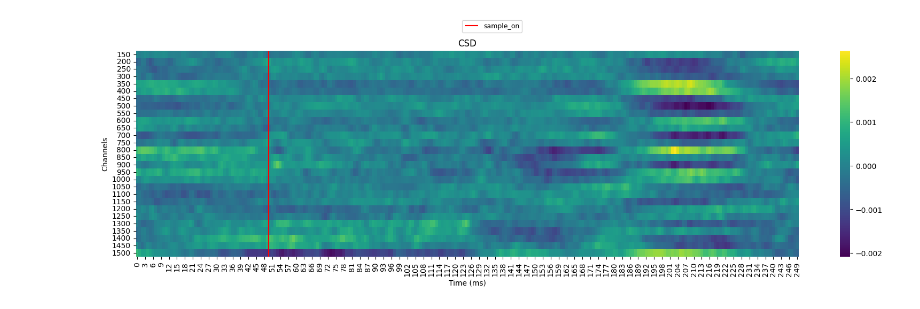
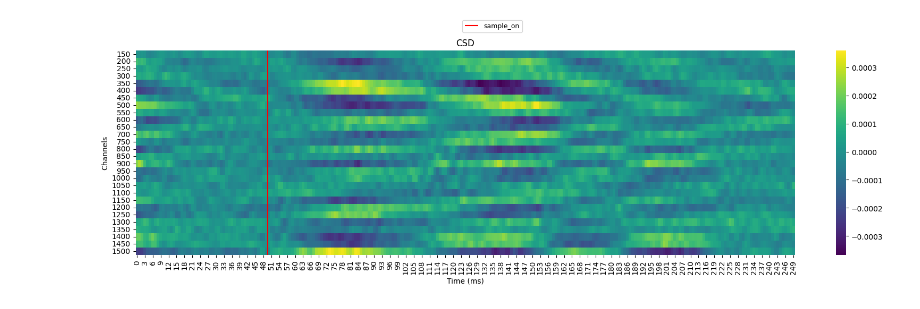
Before and after one commit to Ibos-lab/EphysVibe, a Jupyter notebook: examples/csd_power.ipynb, the cells around one changed output. Saved outputs shown, nothing was run; the diff lists cells and outputs as text; code cells hidden in the pictures.

```diff
--- a/examples/csd_power.ipynb
+++ b/examples/csd_power.ipynb
@@ -6,7 +6,7 @@ from ephysvibe.task import task_constants
 import matplotlib.pyplot as plt
 import seaborn as sns
 # %%
-path = '/envau/work/invibe/USERS/IBOS/data/Riesling/TSCM/OpenEphys/session_struct/Riesling/lip/2023-03-06_10-32-51_Riesling_lip_e1_r1.h5'
+path = '/envau/work/invibe/USERS/IBOS/data/Riesling/TSCM/OpenEphys/session_struct/Riesling/lip/2022-11-30_10-42-03_Riesling_lip_e1_r1.h5'
 data = TrialsData.from_python_hdf5(path)
 # %%
 trial_idx = np.where(np.logical_and(data.trial_error == 0, data.block == 1))[0]
@@ -29,16 +28,18 @@ csd=layers.compute_csd(shift_lfp.mean(axis=0), inter_channel_distance, step=step
 # %%
+csd=layers.compute_csd(shift_lfp.mean(axis=0)[:,:1000], inter_channel_distance, step=step)
+
 max_depth= inter_channel_distance*(n_channels-data.clusters_ch[0])+data.clusterdepth[0]
 ch_depth = np.concatenate([np.arange(inter_channel_distance,data.clusterdepth[0],inter_channel_distance),np.arange(data.clusterdepth[0], max_depth,inter_channel_distance)])
 
 fig, ax = plt.subplots(figsize=(20,5))
 start_plot =  t_before-50
 sns.heatmap(csd[:,start_plot:start_plot+250],cmap='viridis',ax=ax)
 ax.vlines([t_before-start_plot],0,n_channels-step * 2,colors='r', label="sample_on")
 fig.legend(fontsize=9,loc='upper center')
 ax.set_title('CSD')
 ax.set(xlabel="Time (ms)", ylabel="Channels")
 ax.set_yticks(np.arange(0.5,n_channels-2*step+0.5))
 a=ax.set_yticklabels(ch_depth[step:-step].astype(int), rotation=0)
 #ax.set_ylabel(ch_depth[step:-step].astype(int))
 # %% [output]
-[figure, old version]
+[figure, new version]
```
Also changed, not shown: parts of 8 cells of this notebook, 13 other files.
